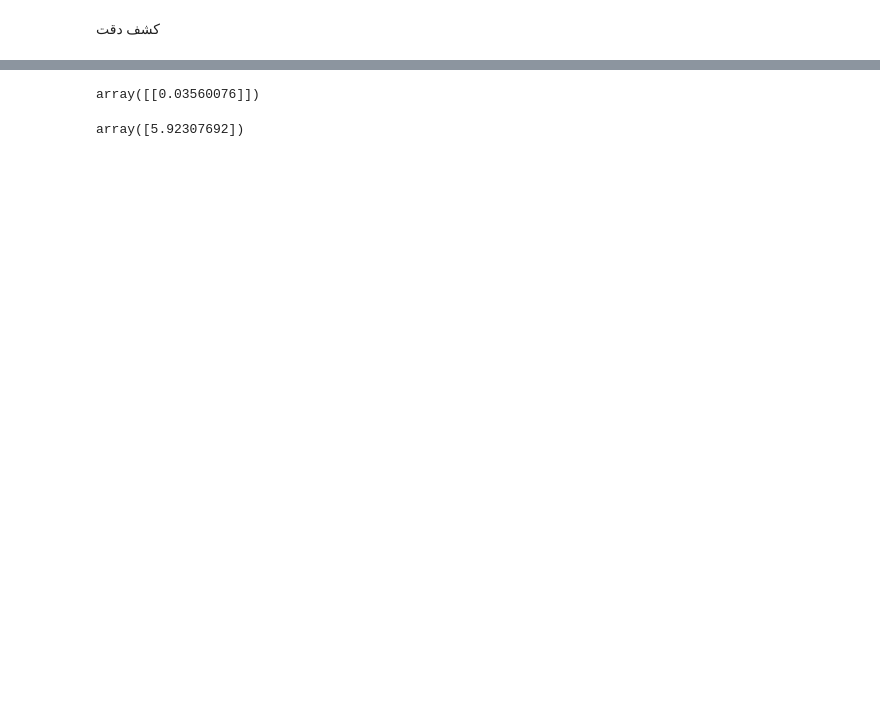
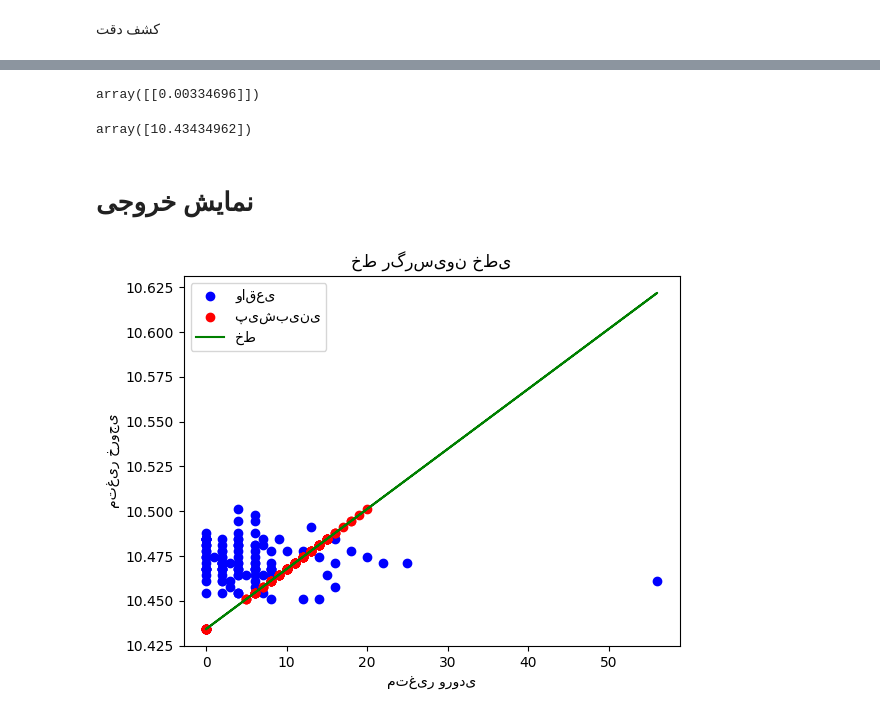
Before and after one commit to AmirNBA9/MachineLearning, a Jupyter notebook: Examin-Num01.ipynb, the cells around one changed output, grey strips where cells are left out. Drawn from its saved outputs; the diff is of its cells as text; code cells hidden in the pictures; blank space fills up the shorter version.

```diff
--- a/Examin-Num01.ipynb
+++ b/Examin-Num01.ipynb
@@ -314,8 +306,8 @@ array([[<Axes: title={'center': 'G3'}>,
 from sklearn.model_selection import train_test_split
 
 # بايد مقادير آرايه اي باشند
-x = data['feespaid'].replace(['no','yes'],[0,1]).to_numpy().reshape(-1,1)
-y= data['absences'].to_numpy().reshape(-1,1)
+x = data['absences'].replace(['no','yes'],[0,1]).to_numpy().reshape(-1,1)
+y= data['G3'].to_numpy().reshape(-1,1)
 
 # چهار ورودي ميگيرد
 x_train, x_test, y_train, y_test = train_test_split(x,y,test_size=0.33)
@@ -353,9 +345,10 @@ print(score_reg)
 from sklearn.metrics import mean_squared_error
 
 # پیش‌بینی مقادیر
-y_pred = lr_model.predict(x_test)
+x_pred = lr_model.predict(x_test)
+y_pred = lr_model.predict(y_test)
 
 # محاسبه دقت
-mse = mean_squared_error(y_test, y_pred)
-print(mse)
+mlinear_msese = mean_squared_error(x_test, x_pred)
+print(linear_mse)
 # %% [output]
@@ -366,8 +356,32 @@ NameError: ignored
 # %%
 lr_model.coef_
 # %% [output]
-array([[0.03560076]])
+array([[0.00334696]])
 # %%
 lr_model.intercept_
 # %% [output]
-array([5.92307692])
+array([10.43434962])
+# %% [markdown]
+# نمایش خروجی
+# %%
+import matplotlib.pyplot as plt
+
+# رسم نقاط واقعی
+plt.scatter(x_test, y_pred, color='blue', label='واقعی')
+
+# رسم نقاط پیش‌بینی شده
+plt.scatter(y_test, y_pred, color='red', label='پیش‌بینی')
+
+# رسم خط بر اساس معادله خطی
+plt.plot(x_test, lr_model.coef_ * x_test + lr_model.intercept_, color='green', label='خط')
+
+# تنظیمات نمودار
+plt.xlabel('متغیر ورودی')
+plt.ylabel('متغیر خروجی')
+plt.title('خط رگرسیون خطی')
+plt.legend()
+
+# نمایش نمودار
+plt.show()
+# %% [output]
+[figure, added]
```
Also changed, not shown: parts of 22 cells of this notebook.
